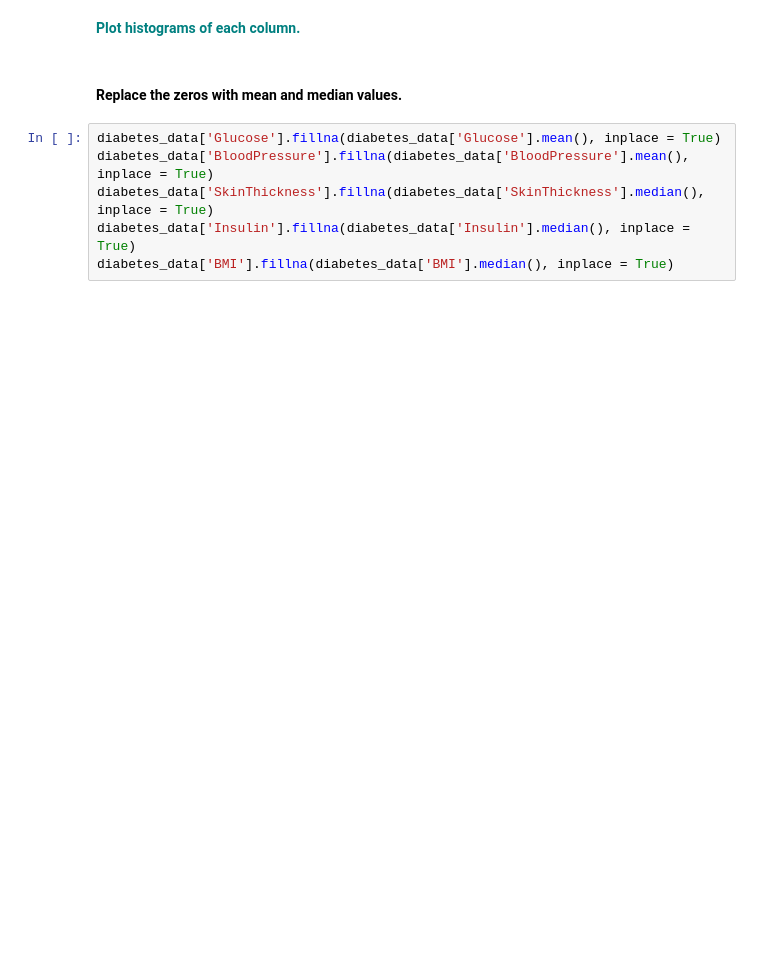
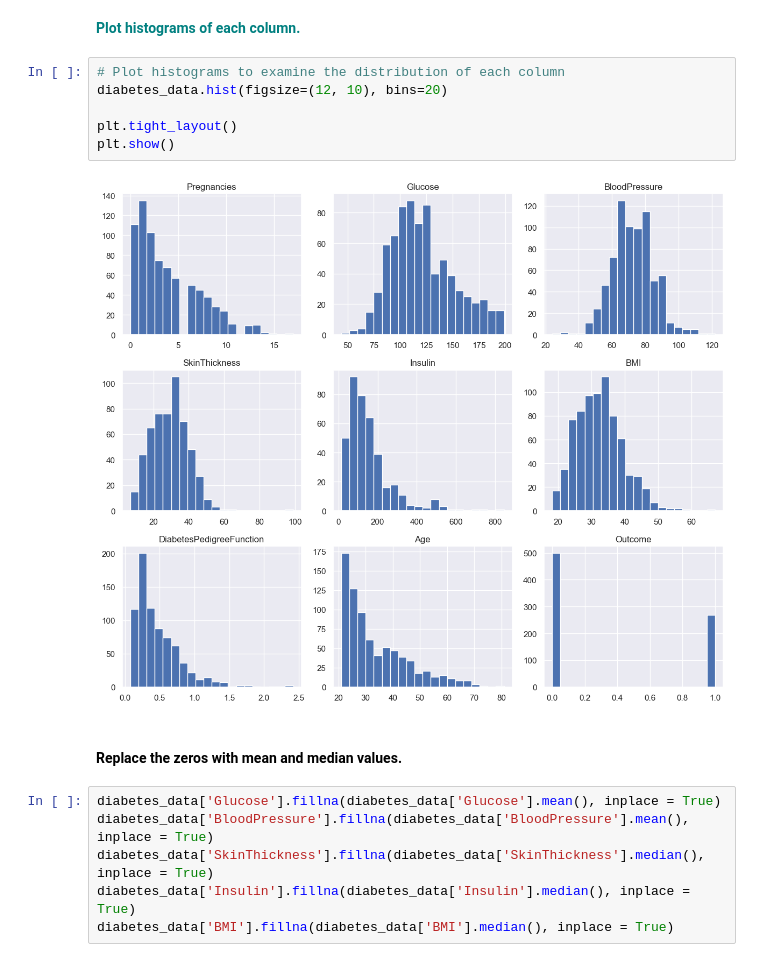
Before and after one commit to josytong/DataScienceTrack, a Jupyter notebook: CaseStudies/GridSearchKNN/GridSearchKNN_Case_Study.ipynb, the cells around one changed output. Saved outputs shown, nothing was run; the diff lists cells and outputs as text; blank space fills up the shorter version.

```diff
--- a/CaseStudies/GridSearchKNN/GridSearchKNN_Case_Study.ipynb
+++ b/CaseStudies/GridSearchKNN/GridSearchKNN_Case_Study.ipynb
@@ -35,5 +87,13 @@ diabetes_data.head()
 # %% [markdown]
 **<font color='teal'> Plot histograms of each column. </font>**
+# %%
+# Plot histograms to examine the distribution of each column
+diabetes_data.hist(figsize=(12, 10), bins=20)
+
+plt.tight_layout()
+plt.show()
+# %% [output]
+[figure, added]
 # %% [markdown]
 #### Replace the zeros with mean and median values.
 # %%
```
Also changed, not shown: parts of 19 cells of this notebook.
